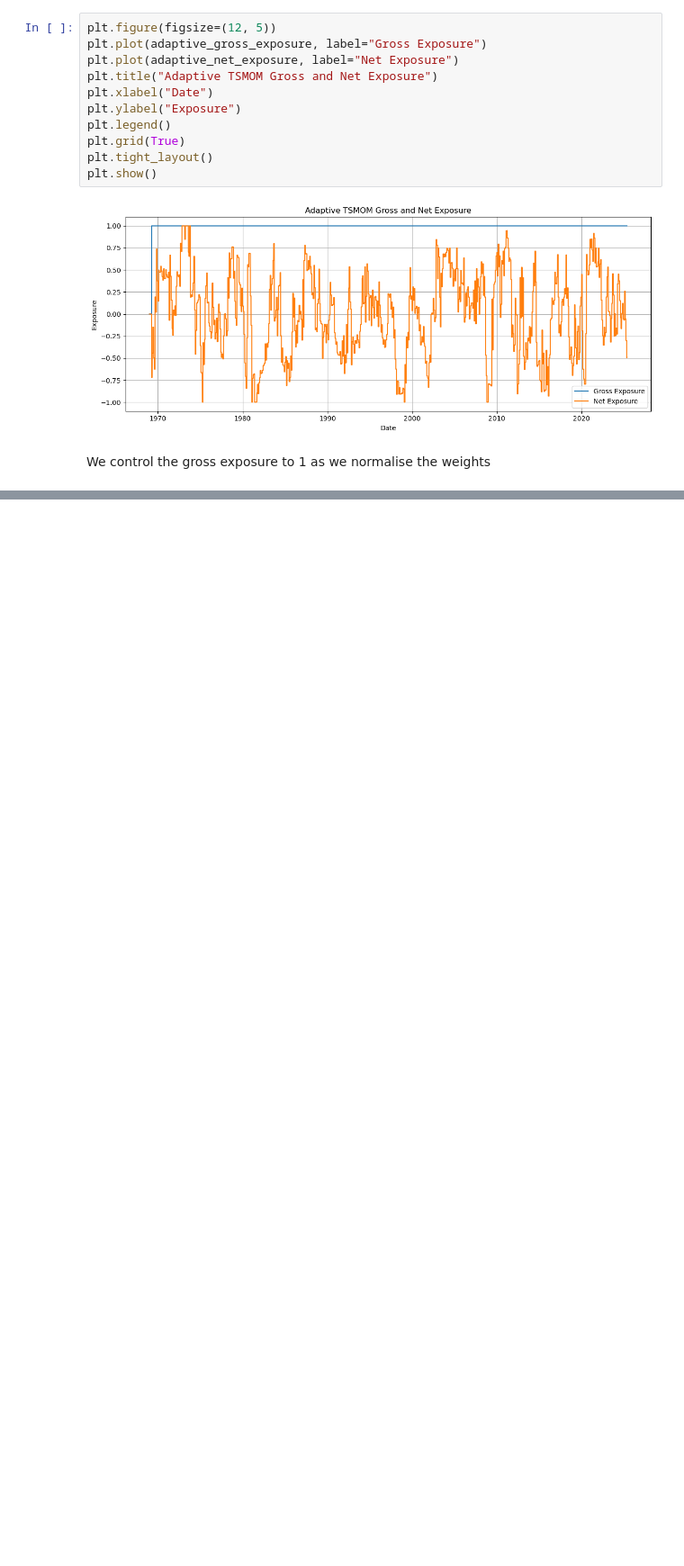
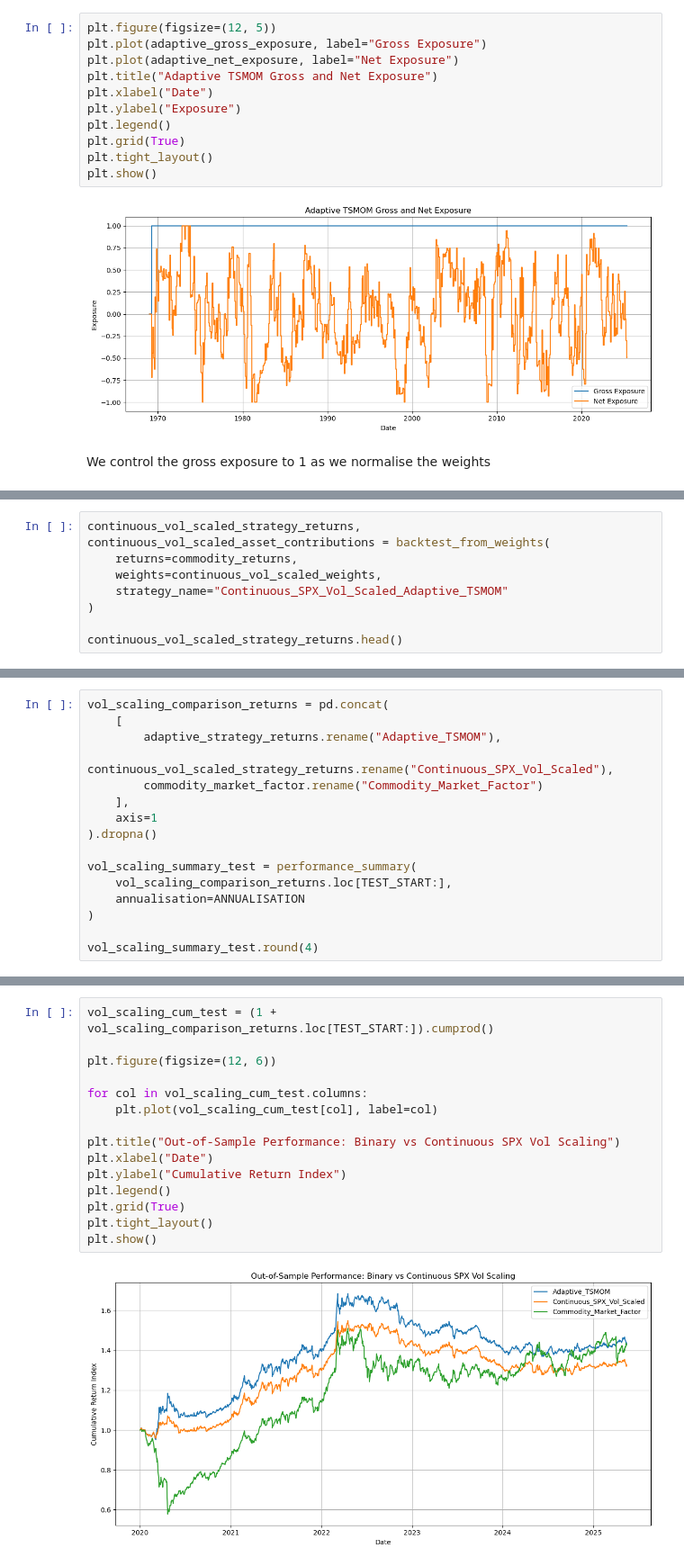
Before and after one commit to georgia-pj/applied-trading-strategies, a Jupyter notebook: backtest.ipynb, the cells around one changed output, grey strips where cells are left out. Shown at 90% size. Cells and saved outputs as stored; diff of their text form; blank space fills up the shorter version.

```diff
--- a/backtest.ipynb
+++ b/backtest.ipynb
@@ -1241,0 +1582,8 @@ We control the gross exposure to 1 as we normalise the weights
+# %%
+continuous_vol_scaled_strategy_returns, continuous_vol_scaled_asset_contributions = backtest_from_weights(
+    returns=commodity_returns,
+    weights=continuous_vol_scaled_weights,
+    strategy_name="Continuous_SPX_Vol_Scaled_Adaptive_TSMOM"
+)
+
+continuous_vol_scaled_strategy_returns.head()
@@ -1241,0 +1598,16 @@ We control the gross exposure to 1 as we normalise the weights
+# %%
+vol_scaling_comparison_returns = pd.concat(
+    [
+        adaptive_strategy_returns.rename("Adaptive_TSMOM"),
+        continuous_vol_scaled_strategy_returns.rename("Continuous_SPX_Vol_Scaled"),
+        commodity_market_factor.rename("Commodity_Market_Factor")
+    ],
+    axis=1
+).dropna()
+
+vol_scaling_summary_test = performance_summary(
+    vol_scaling_comparison_returns.loc[TEST_START:],
+    annualisation=ANNUALISATION
+)
+
+vol_scaling_summary_test.round(4)
@@ -1241,0 +1619,17 @@ We control the gross exposure to 1 as we normalise the weights
+# %%
+vol_scaling_cum_test = (1 + vol_scaling_comparison_returns.loc[TEST_START:]).cumprod()
+
+plt.figure(figsize=(12, 6))
+
+for col in vol_scaling_cum_test.columns:
+    plt.plot(vol_scaling_cum_test[col], label=col)
+
+plt.title("Out-of-Sample Performance: Binary vs Continuous SPX Vol Scaling")
+plt.xlabel("Date")
+plt.ylabel("Cumulative Return Index")
+plt.legend()
+plt.grid(True)
+plt.tight_layout()
+plt.show()
+# %% [output]
+[figure, added]
```
Also changed, not shown: parts of 76 cells of this notebook.
